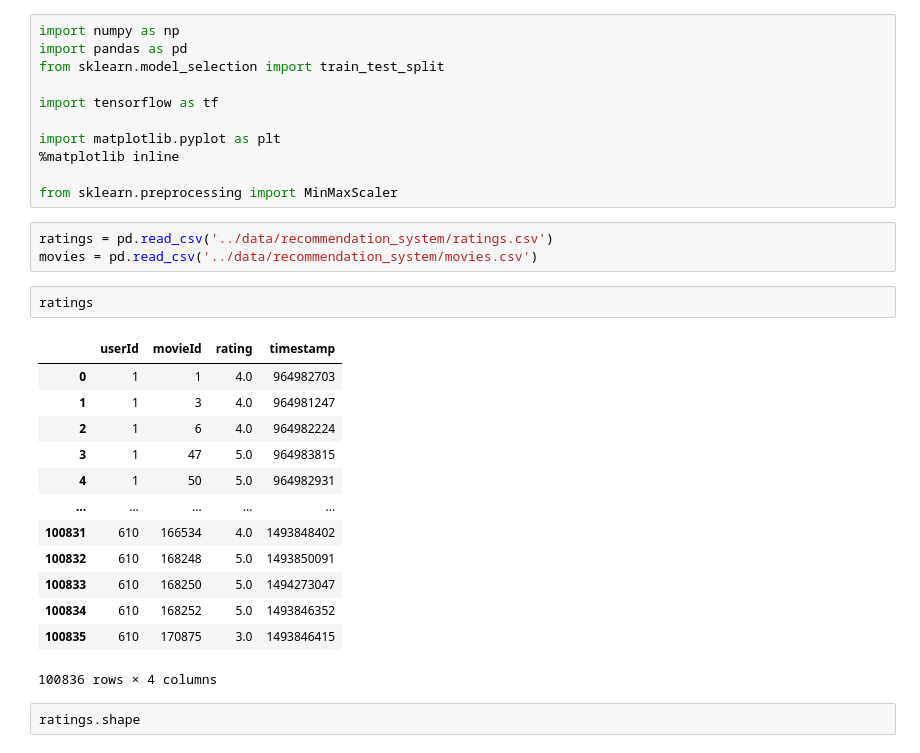
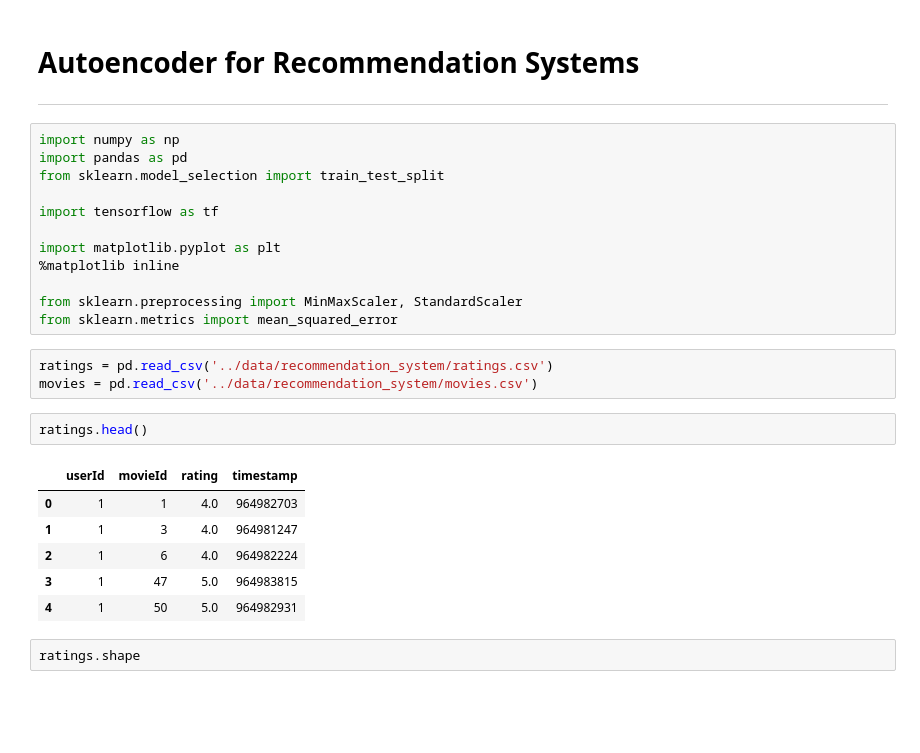
Before and after one commit to oliveirabruno92/autoencoders_and_applications, a Jupyter notebook: notebooks/recommendation_system.ipynb, the cells around one changed output. Cells and saved outputs as stored; diff of their text form; blank space fills up the shorter version.

```diff
--- a/notebooks/recommendation_system.ipynb
+++ b/notebooks/recommendation_system.ipynb
@@ -1,3 +1,6 @@
+# %% [markdown]
+# Autoencoder for Recommendation Systems
+---
 # %%
 import numpy as np
 import pandas as pd
@@ -8,26 +11,20 @@ import tensorflow as tf
 import matplotlib.pyplot as plt
 %matplotlib inline
 
-from sklearn.preprocessing import MinMaxScaler
+from sklearn.preprocessing import MinMaxScaler, StandardScaler
+from sklearn.metrics import mean_squared_error
 # %%
 ratings = pd.read_csv('../data/recommendation_system/ratings.csv')
 movies = pd.read_csv('../data/recommendation_system/movies.csv')
 # %%
-ratings
+ratings.head()
 # %% [output]
 |  | userId | movieId | rating | timestamp |
 | 0 | 1 | 1 | 4.0 | 964982703 |
 | 1 | 1 | 3 | 4.0 | 964981247 |
 | 2 | 1 | 6 | 4.0 | 964982224 |
 | 3 | 1 | 47 | 5.0 | 964983815 |
 | 4 | 1 | 50 | 5.0 | 964982931 |
-| ... | ... | ... | ... | ... |
-| 100831 | 610 | 166534 | 4.0 | 1493848402 |
-| 100832 | 610 | 168248 | 5.0 | 1493850091 |
-| 100833 | 610 | 168250 | 5.0 | 1494273047 |
-| 100834 | 610 | 168252 | 5.0 | 1493846352 |
-| 100835 | 610 | 170875 | 3.0 | 1493846415 |
-100836 rows × 4 columns
 # %%
 ratings.shape
 # %% [output]
```
Also changed, not shown: parts of 37 cells of this notebook, 3 other files.
